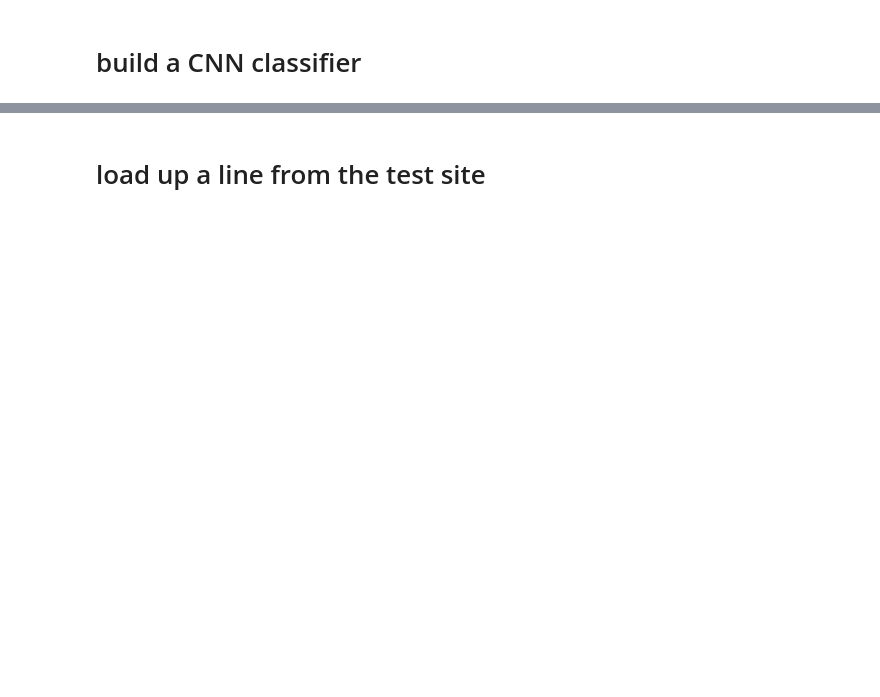
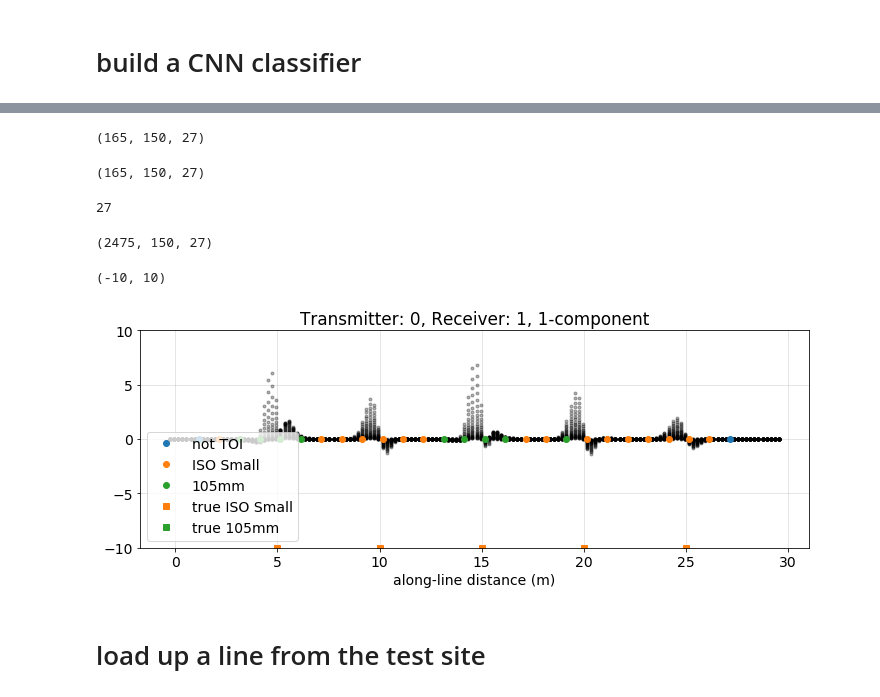
Before and after one commit to lheagy/uxo-notebooks, a Jupyter notebook: train-without-noise.ipynb, the cells around one changed output, grey strips where cells are left out. Drawn from its saved outputs; the diff is of its cells as text; code cells hidden in the pictures; blank space fills up the shorter version.

```diff
--- a/train-without-noise.ipynb
+++ b/train-without-noise.ipynb
@@ -558,0 +751,4 @@ probs_valid[mislabeled_valid]
+# %%
+data_profile[0].shape
+# %% [output]
+(165, 150, 27)
@@ -558,0 +758,23 @@ probs_valid[mislabeled_valid]
+# %%
+D_profile = sum(data_profile)
+D_profile.shape
+# %% [output]
+(165, 150, 27)
+# %%
+window_width_profile = int(ymax/y_spacing)
+w_step_profile = 5
+n_windows_profile = (X_profile.shape[1]-window_width_profile)//w_step_profile
+print(n_windows_profile)
+# %% [output]
+27
+# %%
+n = D_profile.shape
+net_data_profile = np.zeros((n_windows_profile, n[0], window_width_profile, n[2]))
+net_y_profile = np.zeros((n_windows_profile, n[0], window_width_profile))
+net_x_profile = np.zeros((n_windows_profile, n[0], window_width_profile))
+
+for i in range(n_windows_profile):
+    inds = slice(i*w_step_profile,i*w_step_profile+window_width_profile)
+    net_x_profile[i, :, :] = X_profile[:, inds]
+    net_y_profile[i, :, :] = Y_profile[:, inds]
+    net_data_profile[i, :, :, :] = D_profile[:, inds, :]
@@ -558,0 +791,4 @@ probs_valid[mislabeled_valid]
+# %%
+D_profile[mnum, :, :].shape
+# %% [output]
+(2475, 150, 27)
@@ -559,3 +797,47 @@ probs_valid[mislabeled_valid]
+# %%
+mnum_plot = 12
+fig, ax = plt.subplots(1, 1, figsize=(12, 4))
+
+ordnance_labels = [
+    Line2D(
+        [0], [0], marker='o', color="w",
+        markerfacecolor=f'C{int(key)}', markeredgecolor=f'C{int(key)}',
+        label=value
+    ) for key, value in class_dict.items()
+]
+
+ordnance_labels = ordnance_labels + [
+    Line2D(
+        [0], [0], marker='s', color="w",
+        markerfacecolor=f'C{int(key)}', markeredgecolor=f'C{int(key)}',
+        label=f"true {class_dict[key]}"
+    ) for key in [1, 2]
+]
+
+ax.plot(Y_profile[mnum_plot, :], D_profile[mnum_plot, :, :], '.', color="k", alpha=0.3)
+ax.grid("both", alpha=0.4)
+
+for i in range(net_data_profile.shape[0]):
+    y_plot = np.mean(net_y_profile[i, mnum_plot, :])
+    ax.plot(y_plot, 0, f'C{labels_profile[i]}o')
+
+txnumplot = sensor_table[mnum_plot, 0]
+rxnumplot = sensor_table[mnum_plot, 3]
+rxcompplot = sensor_table[mnum_plot, 2]
+ax.set_title(f"Transmitter: {txnumplot}, Receiver: {rxnumplot}, {rxcompplot}-component")
+ax.set_xlabel("along-line distance (m)")
+
+for i in range(len(depths_profile)):
+    label = params_profile["label"][i]
+    ax.plot(params_profile["y"][i], -10, f"sC{label}")
+
+ax.legend(handles=ordnance_labels)
+
+# ax.set_xlim([-10, 0])
+ax.set_ylim([-10, 10])
+# %% [output]
+(-10, 10)
+[figure, added]
 # %% [markdown]
 # load up a line from the test site
 # %%
```
Also changed, not shown: parts of 62 cells of this notebook, 3 other files.
